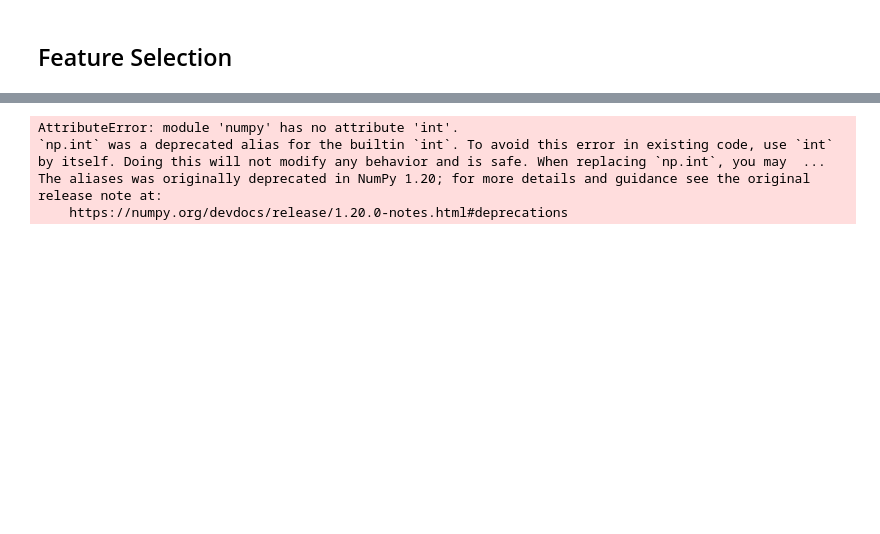
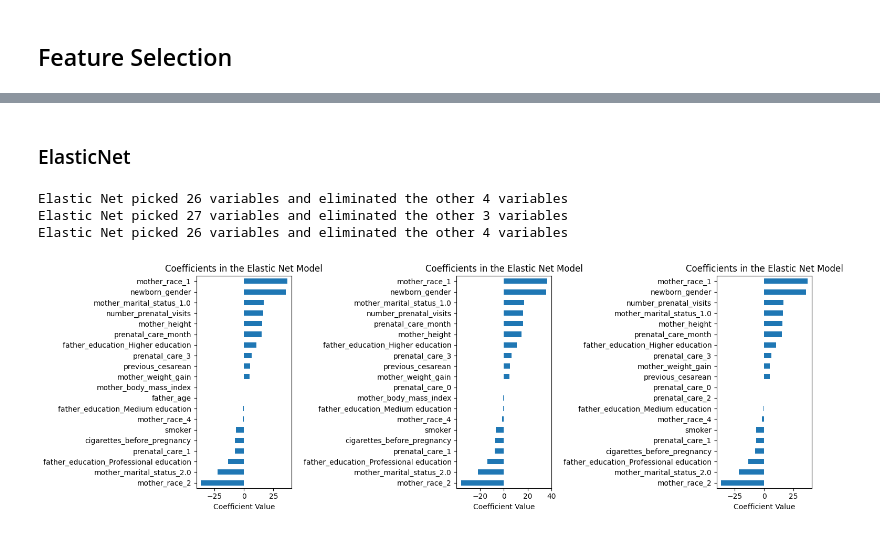
Before and after one commit to melkri/Machine_Learning_Regression, a Jupyter notebook: scripts/02.feature_engineering.ipynb, the cells around one changed output, grey strips where cells are left out. Saved outputs shown, nothing was run; the diff lists cells and outputs as text; code cells hidden in the pictures; blank space fills up the shorter version.

Commit message:
Add run_elastic_net

```diff
--- a/scripts/02.feature_engineering.ipynb
+++ b/scripts/02.feature_engineering.ipynb
@@ -285,22 +233,37 @@ feat_selector = bp(rf, n_estimators="auto", verbose=0, max_iter=100)
-# %%
-feat_selector.fit(x_train, y_train.ravel())
-# %% [output]
-AttributeError: module 'numpy' has no attribute 'int'.
-`np.int` was a deprecated alias for the builtin `int`. To avoid this error in existing code, use `int` by itself. Doing this will not modify any behavior and is safe. When replacing `np.int`, you may  ...
-The aliases was originally deprecated in NumPy 1.20; for more details and guidance see the original release note at:
-    https://numpy.org/devdocs/release/1.20.0-notes.html#deprecations
+# %% [markdown]
+### ElasticNet
 # %%
-elastic = ElasticNet(alpha=0.2, l1_ratio=0.5)
-elastic.fit(df.loc[:, x_col], df.loc[:, y_col])
-coef = pd.Series(elastic.coef_, index=df.loc[:, x_col].columns)
-print(
-    "Elastic Net picked "
-    + str(sum(coef != 0))
-    + " variables and eliminated the other "
-    + str(sum(coef == 0))
-    + " variables"
-)
-imp_coef = pd.concat([coef.sort_values().head(10), coef.sort_values().tail(10)])
-plt.rcParams["figure.figsize"] = (8.0, 10.0)
-imp_coef.plot(kind="barh")
-plt.title("Coefficients in the Elastic Net Model")
+def run_elastic_net(sample_1):
+    elastic = ElasticNet(alpha=1, l1_ratio=0.5)
+    elastic.fit(sample_1.loc[:, x_col], sample_1.loc[:, y_col])
+    coef = pd.Series(elastic.coef_, index=sample_1.loc[:, x_col].columns)
+    print(
+        "Elastic Net picked "
+        + str(sum(coef != 0))
+        + " variables and eliminated the other "
+        + str(sum(coef == 0))
+        + " variables"
+    )
+    return coef.sort_values()
+    imp_coef = pd.concat([coef.sort_values().head(10), coef.sort_values().tail(10)])
+    plt.rcParams["figure.figsize"] = (8.0, 10.0)
+    imp_coef.plot(kind="barh")
+    plt.title("Coefficients in the Elastic Net Model")
+    plt.show()
+# %%
+samples = [sample_1, sample_2, sample_3]
+fix, axes = plt.subplots(1, 3, figsize=(15, 5))
+for i, sample in enumerate(samples):
+    coef = run_elastic_net(sample)
+    imp_coef = pd.concat([coef.sort_values().head(10), coef.sort_values().tail(10)])
+    imp_coef.plot(kind="barh", ax=axes[i])
+    axes[i].set_title("Coefficients in the Elastic Net Model")
+    axes[i].set_xlabel("Coefficient Value")
+
+plt.tight_layout()
+plt.show()
+# %% [output]
+Elastic Net picked 26 variables and eliminated the other 4 variables
+Elastic Net picked 27 variables and eliminated the other 3 variables
+Elastic Net picked 26 variables and eliminated the other 4 variables
+[figure, added]
```
Also changed, not shown: parts of 23 cells of this notebook.
